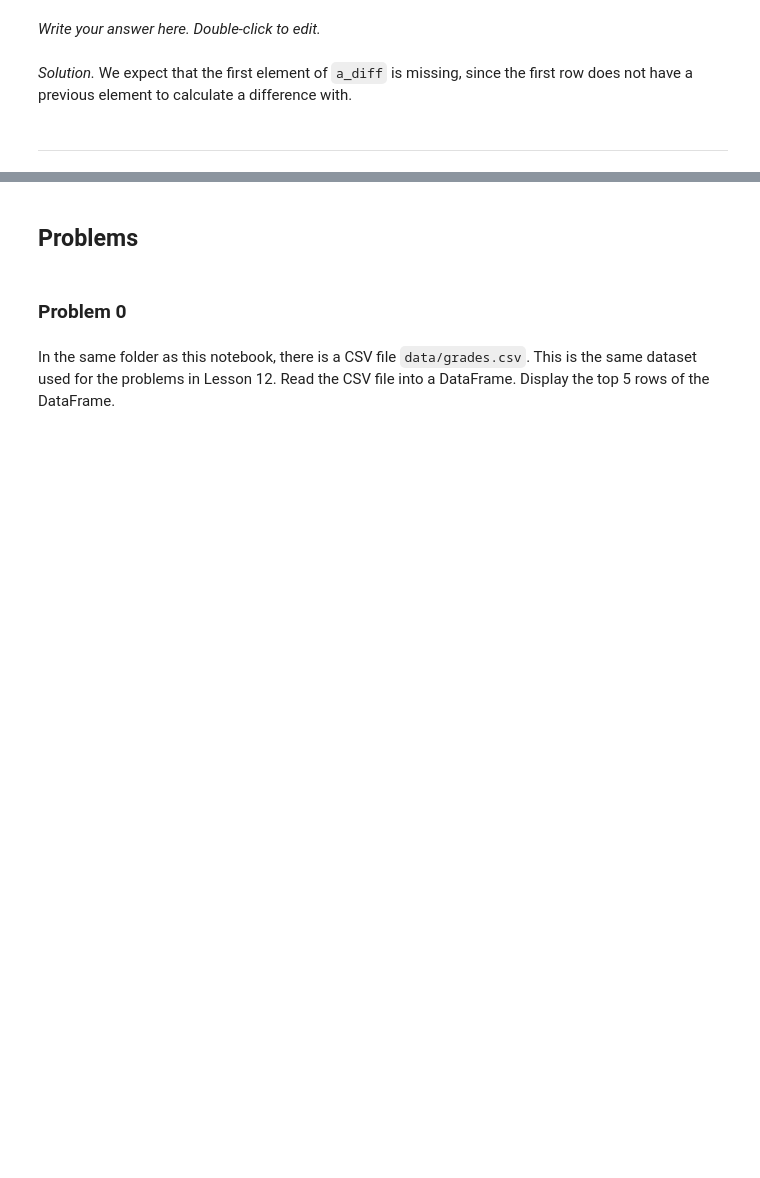
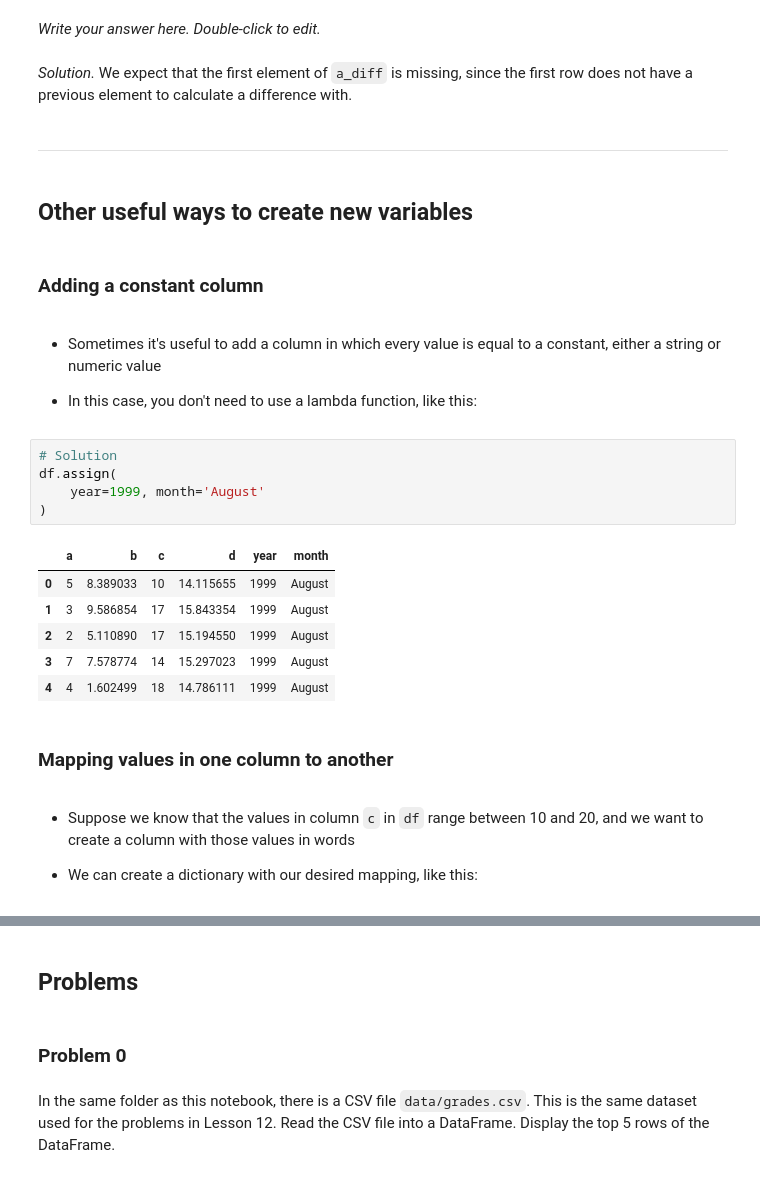
Before and after one commit to usna-dwv/lesson-creating-new-variables, a Jupyter notebook: Lesson 15 Creating New Variables in Pandas.ipynb, the cells around one changed output, grey strips where cells are left out. Drawn from its saved outputs; the diff is of its cells as text; blank space fills up the shorter version.

Commit message:
Add new ways to create new variables - suggestions from Daphne Skipper

```diff
--- a/Lesson 15 Creating New Variables in Pandas.ipynb
+++ b/Lesson 15 Creating New Variables in Pandas.ipynb
@@ -481,3 +481,30 @@ df.assign(
 *Solution.* We expect that the first element of `a_diff` is missing, since the first row does not have a previous element to calculate a difference with.
 # %% [markdown]
 <hr style="border-top: 2px solid gray; margin-top: 1px; margin-bottom: 1px"></hr>
+# %% [markdown]
+## Other useful ways to create new variables
+# %% [markdown]
+### Adding a constant column
+# %% [markdown]
+* Sometimes it's useful to add a column in which every value is equal to a constant, either a string or numeric value
+
+
+* In this case, you don't need to use a lambda function, like this:
+# %%
+# Solution
+df.assign(
+    year=1999, month='August'
+)
+# %% [output]
+|  | a | b | c | d | year | month |
+| 0 | 5 | 8.389033 | 10 | 14.115655 | 1999 | August |
+| 1 | 3 | 9.586854 | 17 | 15.843354 | 1999 | August |
+| 2 | 2 | 5.110890 | 17 | 15.194550 | 1999 | August |
+| 3 | 7 | 7.578774 | 14 | 15.297023 | 1999 | August |
+| 4 | 4 | 1.602499 | 18 | 14.786111 | 1999 | August |
+# %% [markdown]
+### Mapping values in one column to another
+# %% [markdown]
+* Suppose we know that the values in column `c` in `df` range between 10 and 20, and we want to create a column with those values in words
+
+* We can create a dictionary with our desired mapping, like this:
```
Also changed, not shown: parts of 8 cells of this notebook.
